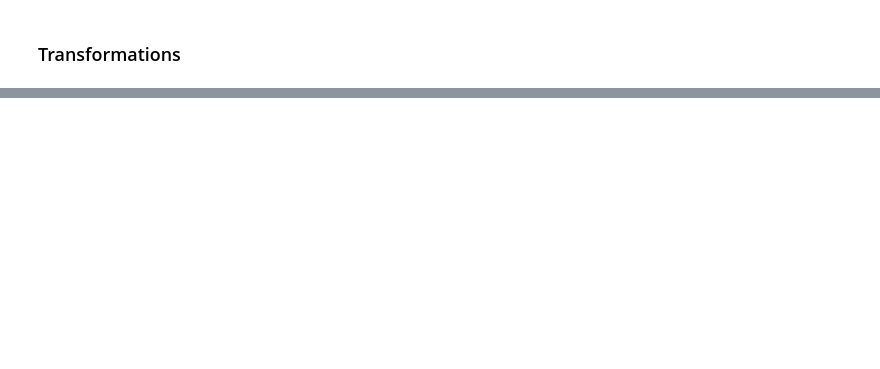
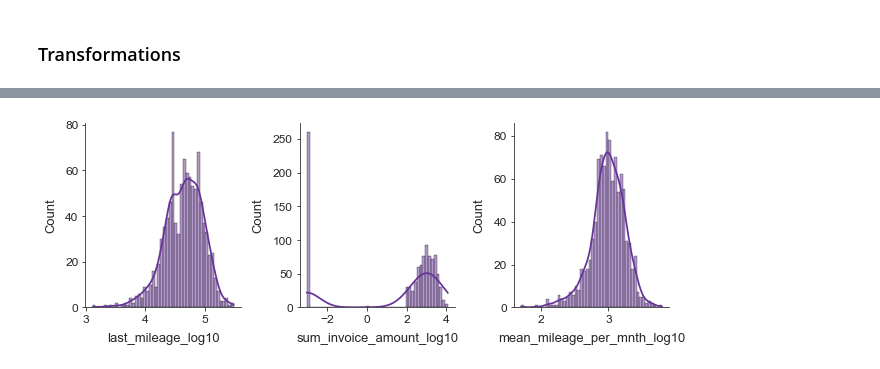
Before and after one commit to rbuerki/codebook, a Jupyter notebook: dev/dev_clean.ipynb, the cells around one changed output, grey strips where cells are left out. Saved outputs shown, nothing was run; the diff lists cells and outputs as text; code cells hidden in the pictures; blank space fills up the shorter version.

```diff
--- a/dev/dev_clean.ipynb
+++ b/dev/dev_clean.ipynb
@@ -145,0 +181,6 @@ print(deleted_idx)
+# %%
+df_log10 = clean.transform_data(df_transform, method="log10")
+
+EDA.plot_distr_histograms(df_log10)
+# %% [output]
+[figure, added]
```
Also changed, not shown: parts of 17 cells of this notebook, 1 other file.
